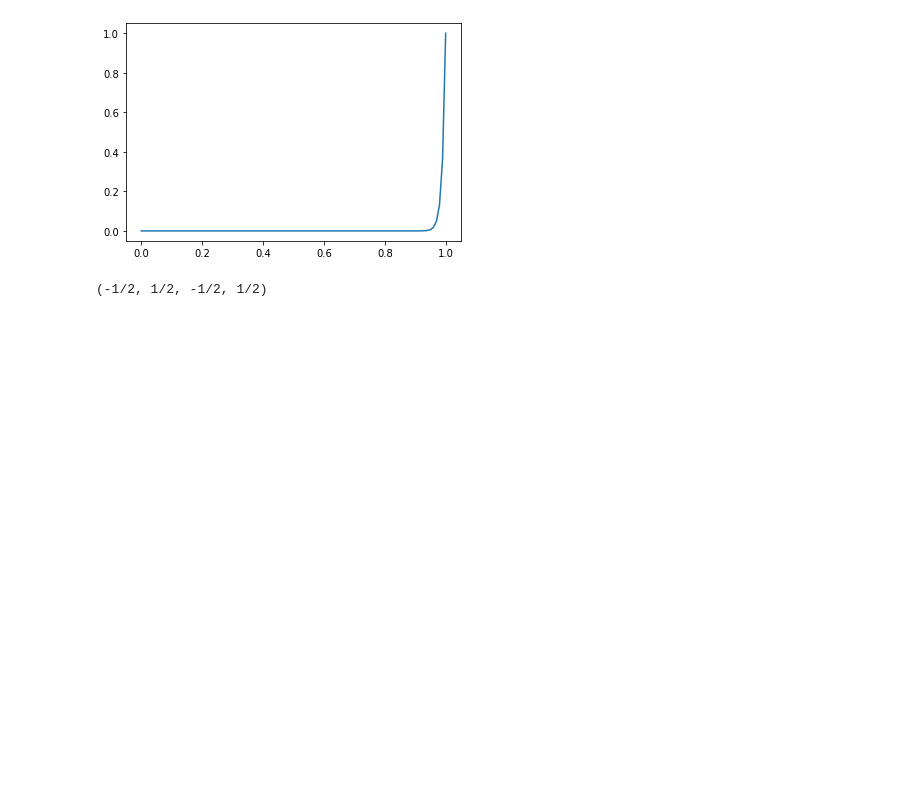
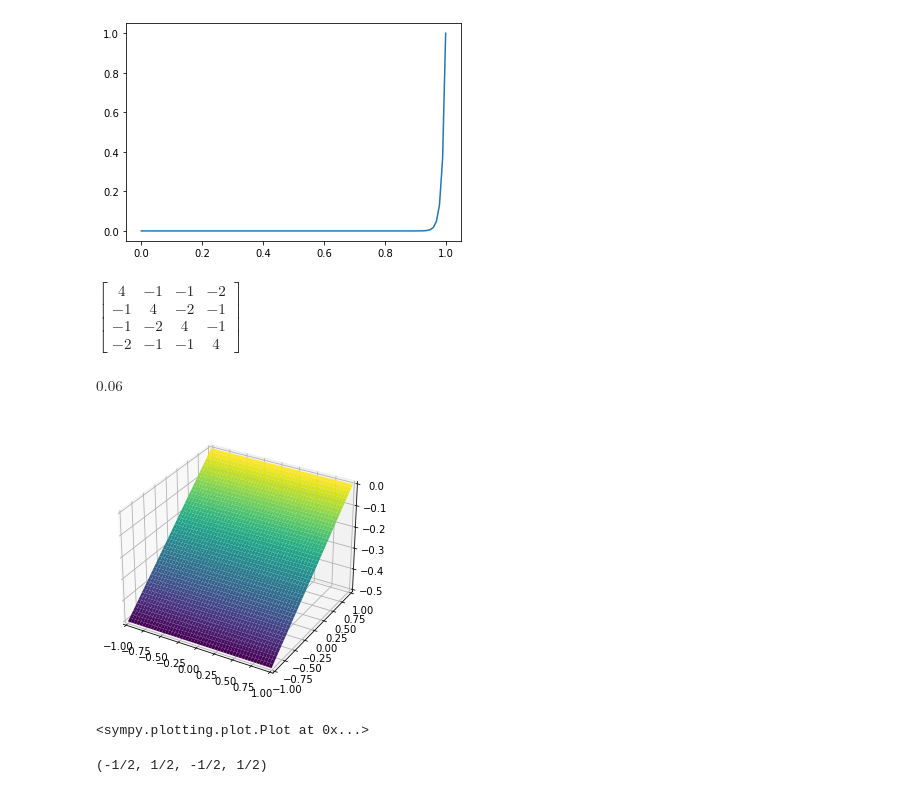
Before and after one commit to lucamedeir/FEM, a Jupyter notebook: notebook.ipynb, the cells around one changed output. Cells and saved outputs as stored; diff of their text form; code cells hidden in the pictures; blank space fills up the shorter version.

```diff
--- a/notebook.ipynb
+++ b/notebook.ipynb
@@ -23,7 +23,7 @@ plt.show()
 # %% [output]
 [figure]
 # %%
-x,a,b,c,d = sym.symbols('x,a,b,c,d')
+x,y,a,b,c,d = sym.symbols('x,y,a,b,c,d')
 
 p3a = ((x-b)*(x-c)*(x-d)/(a-b)/(a-c)/(a-d)).subs(a,-1).subs(b,-1/3).subs(c,1/3).subs(d,1)
 p3b = ((x-a)*(x-c)*(x-d)/(b-a)/(b-c)/(b-d)).subs(a,-1).subs(b,-1/3).subs(c,1/3).subs(d,1)
@@ -45,0 +51,12 @@ dp1b = sym.diff(p1b,x)
+# %%
+dxpol2a = dp1a*( p1a.subs(x,y))
+dypol2a = p1a*( dp1a.subs(x,y))
+
+dxpol2b = dp1b*( p1a.subs(x,y))
+dypol2b = p1b*( dp1a.subs(x,y))
+
+dxpol2c = dp1a*( p1b.subs(x,y))
+dypol2c = p1a*( dp1b.subs(x,y))
+
+dxpol2d = dp1b*( p1b.subs(x,y))
+dypol2d = p1b*( dp1b.subs(x,y))
@@ -46,3 +105,16 @@ dp1b = sym.diff(p1b,x)
+# %%
+A*6
+# %% [output]
+$\displaystyle \left[\begin{matrix}4 & -1 & -1 & -2\\-1 & 4 & -2 & -1\\-1 & -2 & 4 & -1\\-2 & -1 & -1 & 4\end{matrix}\right]$
+# %%
+dypol2d.subs(x,-0.76).subs(y,0.056)
+# %% [output]
+$\displaystyle 0.06$
+# %%
+plot3d(dxpol2a, (x, -1, 1), (y, -1, 1))
+# %% [output]
+[figure, added]
+<sympy.plotting.plot.Plot at 0x...>
 # %%
 b1 = sym.integrate(p1a*dp1a,(x,-1,1))
 b2 = sym.integrate(p1a*dp1b,(x,-1,1))
```
Also changed, not shown: parts of 3 cells of this notebook, 11 other files.
